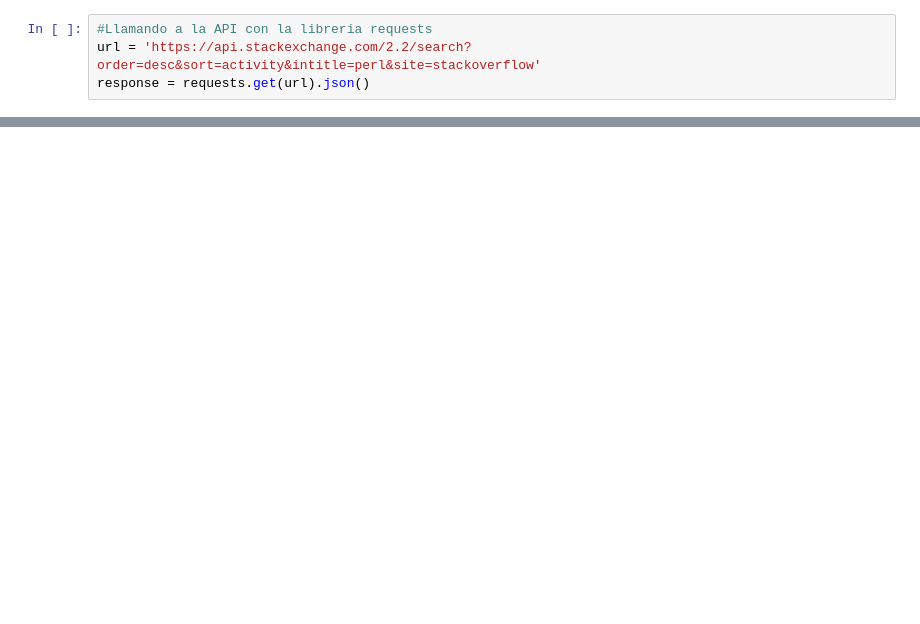
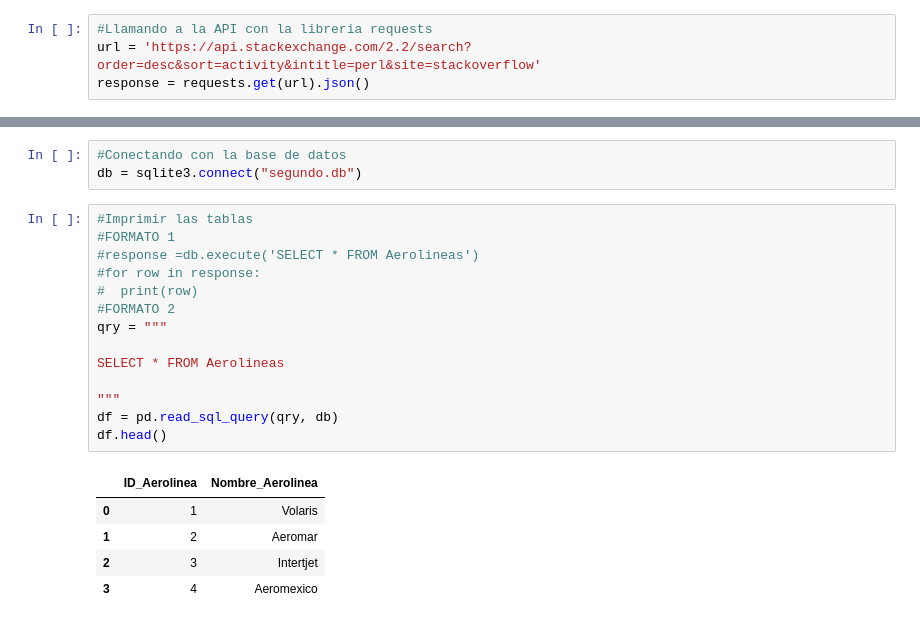
Before and after one commit to elArthurdGuTeS/cheatsheets, a Jupyter notebook: challenge_xald.ipynb, the cells around one changed output, grey strips where cells are left out. Saved outputs shown, nothing was run; the diff lists cells and outputs as text; blank space fills up the shorter version.

```diff
--- a/challenge_xald.ipynb
+++ b/challenge_xald.ipynb
@@ -81,0 +100,23 @@ df_Sub.head()
+# %%
+#Conectando con la base de datos
+db = sqlite3.connect("segundo.db")
+# %%
+#Imprimir las tablas
+#FORMATO 1
+#response =db.execute('SELECT * FROM Aerolineas')
+#for row in response:
+#  print(row)
+#FORMATO 2
+qry = """
+
+SELECT * FROM Aerolineas
+
+"""
+df = pd.read_sql_query(qry, db)
+df.head()
+# %% [output]
+|  | ID_Aerolinea | Nombre_Aerolinea |
+| 0 | 1 | Volaris |
+| 1 | 2 | Aeromar |
+| 2 | 3 | Intertjet |
+| 3 | 4 | Aeromexico |
```
Also changed, not shown: parts of 21 cells of this notebook.
